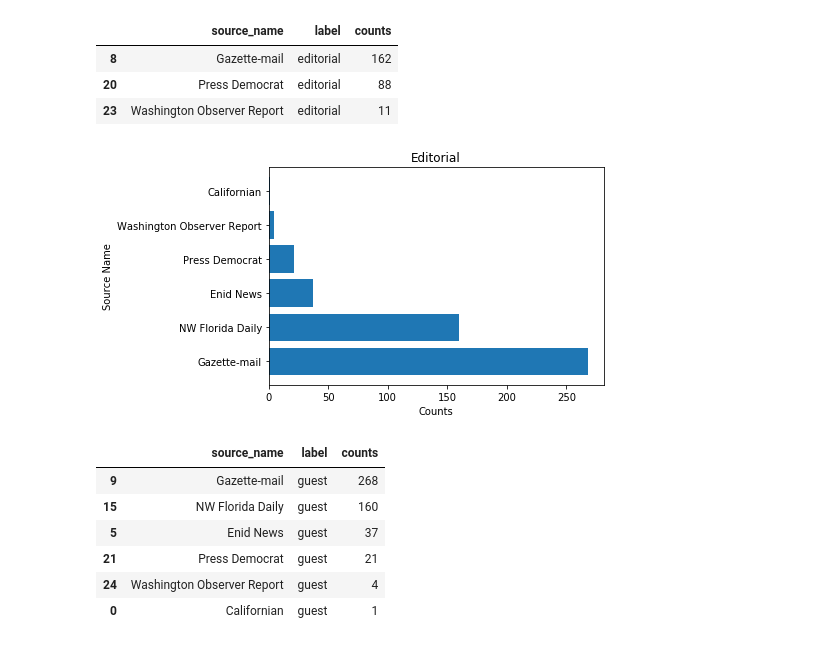
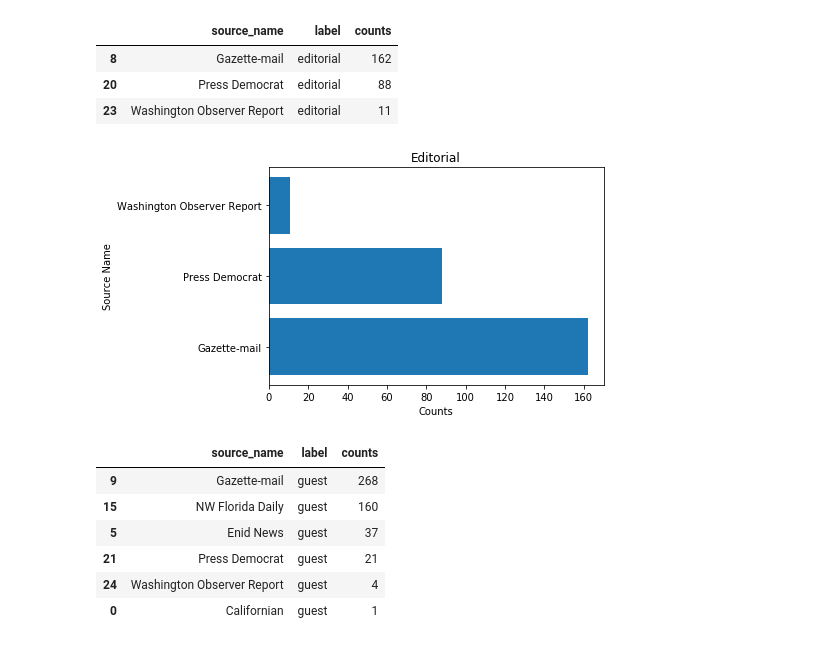
Before and after one commit to ujjwal95/bloomberg_editorial_classifier, a Jupyter notebook: src/eda/author_viz/auth_viz.ipynb, the cells around one changed output. Cells and saved outputs as stored; diff of their text form; code cells hidden in the pictures.

```diff
--- a/src/eda/author_viz/auth_viz.ipynb
+++ b/src/eda/author_viz/auth_viz.ipynb
@@ -45,4 +49,4 @@ print(inp_file0['source_name'].unique())
  'NJSpotlight' 'Digital Journal']
 # %%
 # grouping the file by source name and author
-inp_file = inp_file0.groupby(['source_name','author']).size().reset_index(name='counts')
+inp_file = inp_file0.groupby(['source_name','author','label']).size().reset_index(name='counts')
@@ -347,15 +351,15 @@ def plot_grap_hori(df, label):
   plt.xlabel('Counts')
   plt.title(label)
 # %%
-nyt1 = inp_file3[inp_file3['label'].str.match('editorial')].sort_values('counts', ascending=False)
-nyt1
+d1 = inp_file3[inp_file3['label'].str.match('editorial')].sort_values('counts', ascending=False)
+d1
 # %% [output]
 |  | source_name | label | counts |
 | 8 | Gazette-mail | editorial | 162 |
 | 20 | Press Democrat | editorial | 88 |
 | 23 | Washington Observer Report | editorial | 11 |
 # %%
-plot_grap_hori(nyt2, 'Editorial')
+plot_grap_hori(d1, 'Editorial')
 # %% [output]
-[figure, old version]
+[figure, new version]
 # %%
```
Also changed, not shown: parts of 21 cells of this notebook.
